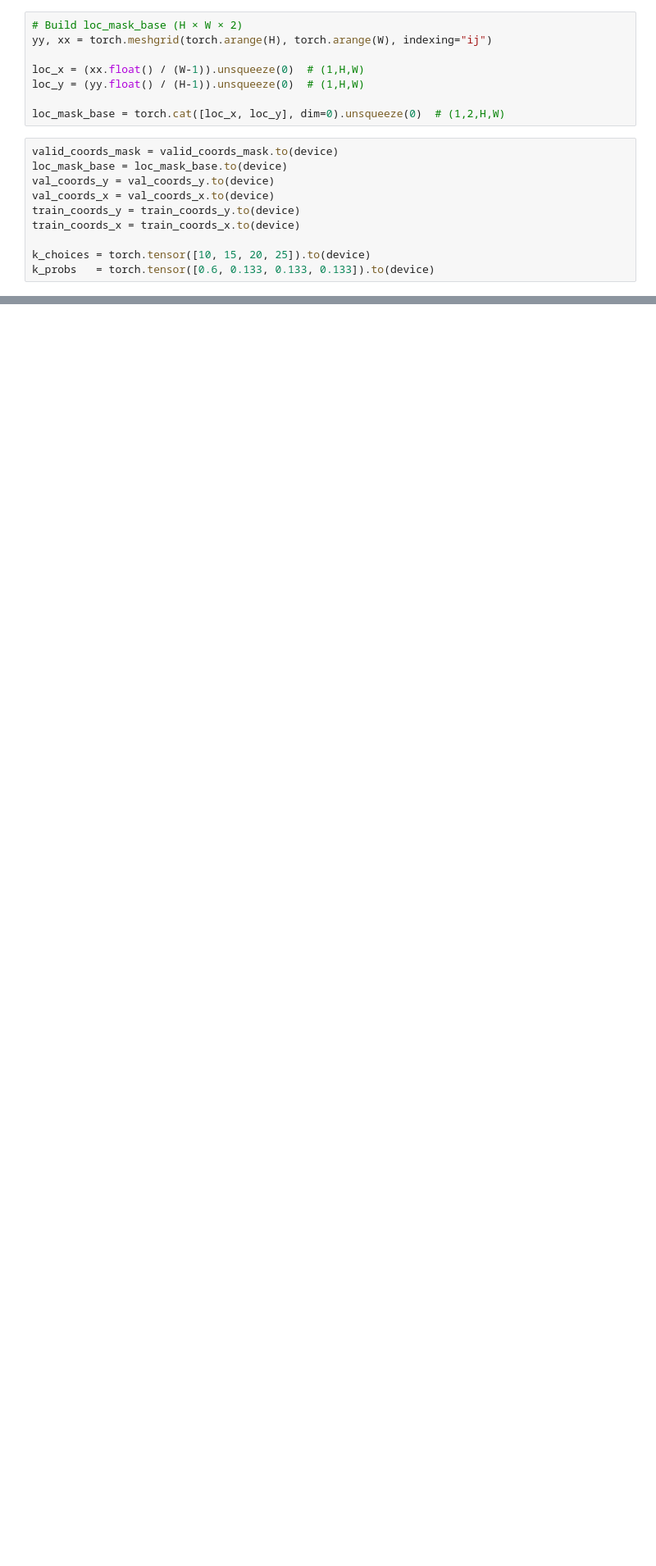
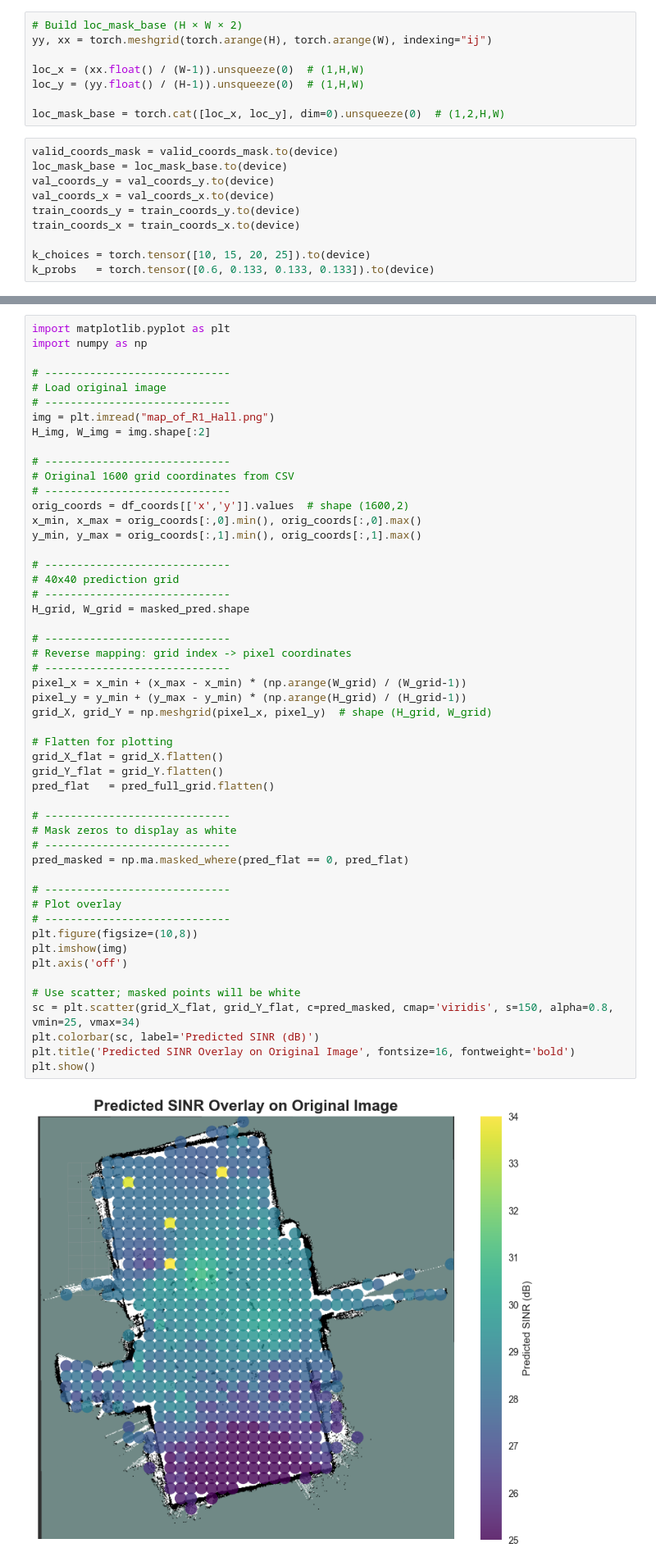
Before and after one commit to longwei-xiao/PyTorch-VAE, a Jupyter notebook: test_model_file_2.ipynb, the cells around one changed output, grey strips where cells are left out. Shown at 82% size. Saved outputs shown, nothing was run; the diff lists cells and outputs as text; blank space fills up the shorter version.

```diff
--- a/test_model_file_2.ipynb
+++ b/test_model_file_2.ipynb
@@ -689,0 +865,53 @@ tensor([27.4667, 27.4000, 27.4333, 27.4333, 27.4667, 27.4667, 27.4667, 27.4667])
+# %%
+import matplotlib.pyplot as plt
+import numpy as np
+
+# -----------------------------
+# Load original image
+# -----------------------------
+img = plt.imread("map_of_R1_Hall.png")
+H_img, W_img = img.shape[:2]
+
+# -----------------------------
+# Original 1600 grid coordinates from CSV
+# -----------------------------
+orig_coords = df_coords[['x','y']].values  # shape (1600,2)
+x_min, x_max = orig_coords[:,0].min(), orig_coords[:,0].max()
+y_min, y_max = orig_coords[:,1].min(), orig_coords[:,1].max()
+
+# -----------------------------
+# 40x40 prediction grid
+# -----------------------------
+H_grid, W_grid = masked_pred.shape
+
+# -----------------------------
+# Reverse mapping: grid index -> pixel coordinates
+# -----------------------------
+pixel_x = x_min + (x_max - x_min) * (np.arange(W_grid) / (W_grid-1))
+pixel_y = y_min + (y_max - y_min) * (np.arange(H_grid) / (H_grid-1))
+grid_X, grid_Y = np.meshgrid(pixel_x, pixel_y)  # shape (H_grid, W_grid)
+
+# Flatten for plotting
+grid_X_flat = grid_X.flatten()
+grid_Y_flat = grid_Y.flatten()
+pred_flat   = pred_full_grid.flatten()
+
+# -----------------------------
+# Mask zeros to display as white
+# -----------------------------
+pred_masked = np.ma.masked_where(pred_flat == 0, pred_flat)
+
+# -----------------------------
+# Plot overlay
+# -----------------------------
+plt.figure(figsize=(10,8))
+plt.imshow(img)
+plt.axis('off')
+
+# Use scatter; masked points will be white
+sc = plt.scatter(grid_X_flat, grid_Y_flat, c=pred_masked, cmap='viridis', s=150, alpha=0.8, vmin=25, vmax=34)
+plt.colorbar(sc, label='Predicted SINR (dB)')
+plt.title('Predicted SINR Overlay on Original Image', fontsize=16, fontweight='bold')
+plt.show()
+# %% [output]
+[figure, added]
```
Also changed, not shown: parts of 11 cells of this notebook.
